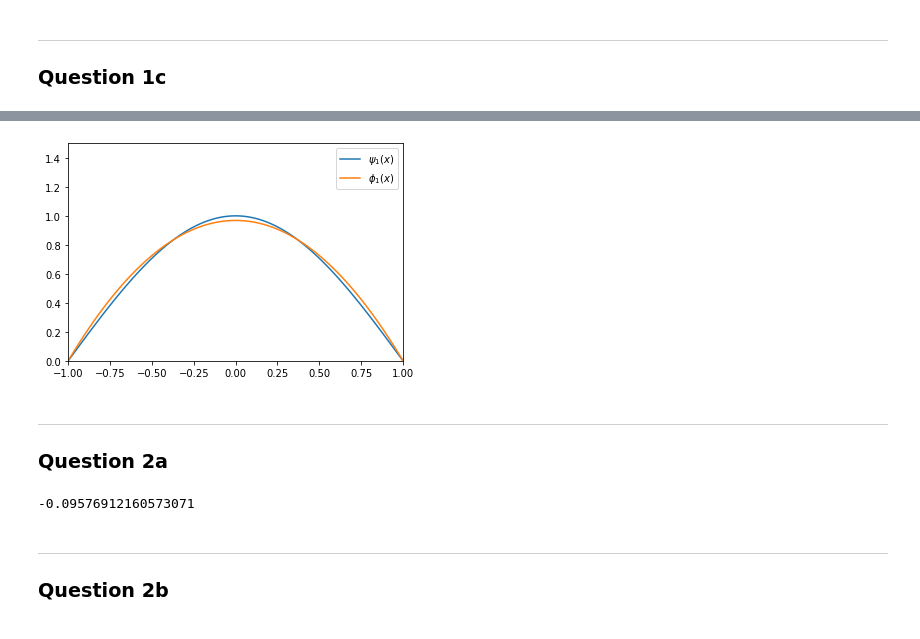
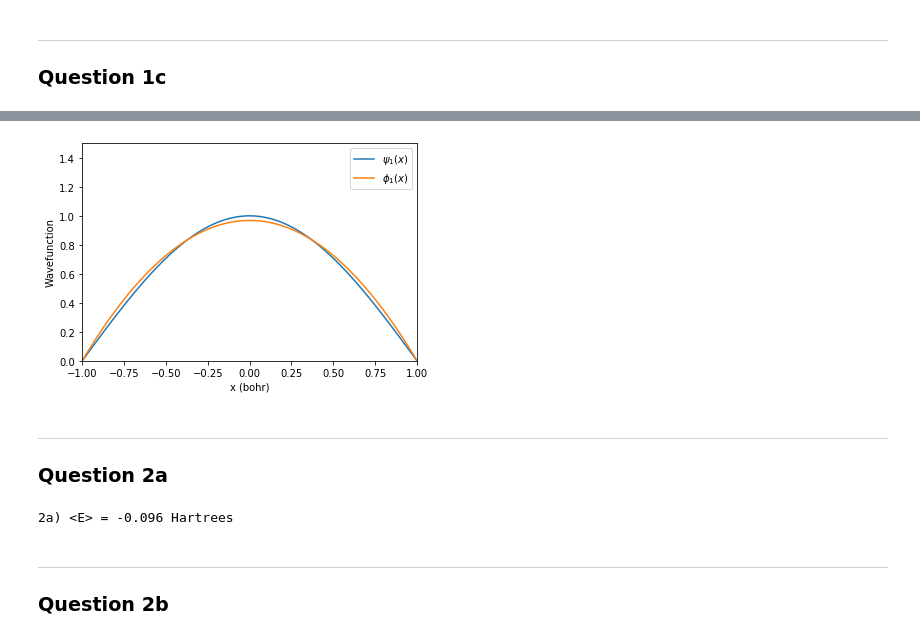
Before and after one commit to crdrisko/nd-grad, a Jupyter notebook: Comp_Chem/HW 2.ipynb, the cells around one changed output, grey strips where cells are left out. Cells and saved outputs as stored; diff of their text form; code cells hidden in the pictures.

```diff
--- a/Comp_Chem/HW 2.ipynb
+++ b/Comp_Chem/HW 2.ipynb
@@ -92,23 +107,26 @@ ___
 ## Use SymPy to get Normalization Constant ##
 symX = sympy.Symbol("x")
 exprPhi = (1 - symX**2)
-norm2 = sympy.sqrt(1 / sympy.integrate(exprPhi**2, (symX, -1, 1)))  ## normalization constant = sqrt(15)/4
+N_1c = sympy.sqrt(1 / sympy.integrate(exprPhi**2, (symX, -1, 1)))  ## N = sqrt(15)/4
 
 if (sympy.integrate((sympy.sqrt(15)/4 * exprPhi)**2, (symX, -1, 1))) != 1:
     print("Not normalized")
 
+
 ## Expectation Value ##
-braPhi = norm2 * exprPhi                                            ## <phi_1|
-Ham_ketPhi = (-1/2) * sympy.diff(braPhi, symX, symX)                ## H|phi_1>
+braPhi = N_1c * exprPhi                                            ## <phi_1|
+Ham_ketPhi = (-1/2) * sympy.diff(braPhi, symX, symX)               ## H|phi_1>
 energy_Expect = sympy.integrate(braPhi * Ham_ketPhi, (symX, -1, 1))
 
-percent_diff = percent_difference(energy_Expect, energy_Hartree)
 
-print("<E_1> = %0.2f Hartree" %energy_Expect)
-print("\nThe percent difference between the expectation value of the energy and\n\
-the actual energy is %0.2f%%. This is small, telling us this function is a\n\
-decent approximation to the actual wavefunction. The actual value is lower \n\
-than the approximation, which is predicted by the variational principle." %percent_diff)
+## Results ##
+print("1c) <E_1> = %0.2f Hartree\n\n\
+    The percent difference between the expectation value of the energy and\n\
+    the actual energy is %0.2f%%. This is small, telling us this function is a\n\
+    decent approximation to the actual wavefunction. The actual value is lower \n\
+    than the approximation, which is predicted by the variational principle."
+    %(energy_Expect, percent_difference(energy_Expect, energy_Hartree)))
+
 
 ## Comparison Between Psi_1 and Phi_1 ##
 x = np.linspace(-1, 1, 100)
@@ -116,13 +134,17 @@ psi_1 = np.zeros(100)
 phi_1 = np.zeros(100)
 
 for i in range(0, 100):
-    psi_1[i] = psi_n(1, norm1, x[i])
-    phi_1[i] = phi_n(1, norm2, x[i])
+    psi_1[i] = psi_n(1, N_1b, x[i])
+    phi_1[i] = phi_n(1, N_1c, x[i])
 
+
+## Plotting ##
 plt.plot(x, psi_1, label="$\\psi_1(x)$")
 plt.plot(x, phi_1, label="$\\phi_1(x)$")
 
 plt.xlim(-1, 1)
 plt.ylim(0, 1.5)
+plt.xlabel("x (bohr)")
+plt.ylabel("Wavefunction")
 _ = plt.legend()
 # %% [output]
@@ -135,22 +157,19 @@ than the approximation, which is predicted by the variational principle.
-[figure, old version]
+[figure, new version]
 # %% [markdown]
 ___
 ### Question 2a
 # %%
 ## Use SymPy to get Normalization Constant ##
 r = sympy.Symbol("r")
-xi = 1#sympy.Symbol("xi", positive = True)
-gofr = sympy.exp(-xi * r**2)
-N = sympy.sqrt(1 / sympy.integrate(gofr**2 * r**2, (r, 0, sympy.oo)))
-gofr *= N   ## Normalized
+gofr = sympy.exp(-r**2)
+N_2a = float(sympy.sqrt(1 / sympy.integrate(gofr**2 * r**2, (r, 0, sympy.oo))))
 
-def Hamiltonian_operator(r, waveFunction):
-    return -1/2 * sympy.diff(waveFunction, r, r) - 1/r * waveFunction
-function = gofr * r * Hamiltonian_operator(r, gofr * r)
 
-float(sympy.integrate(function, (r, 0, sympy.oo)))
+## Results ##
+energy, err = quad(integrand, 0, np.inf, args=(N_2a, 1))
+print("2a) <E> = %0.3f Hartrees" %energy)
 # %% [output]
--0.09576912160573071
+2a) <E> = -0.096 Hartrees
 # %% [markdown]
 ___
 ### Question 2b
```
Also changed, not shown: parts of 7 cells of this notebook.
